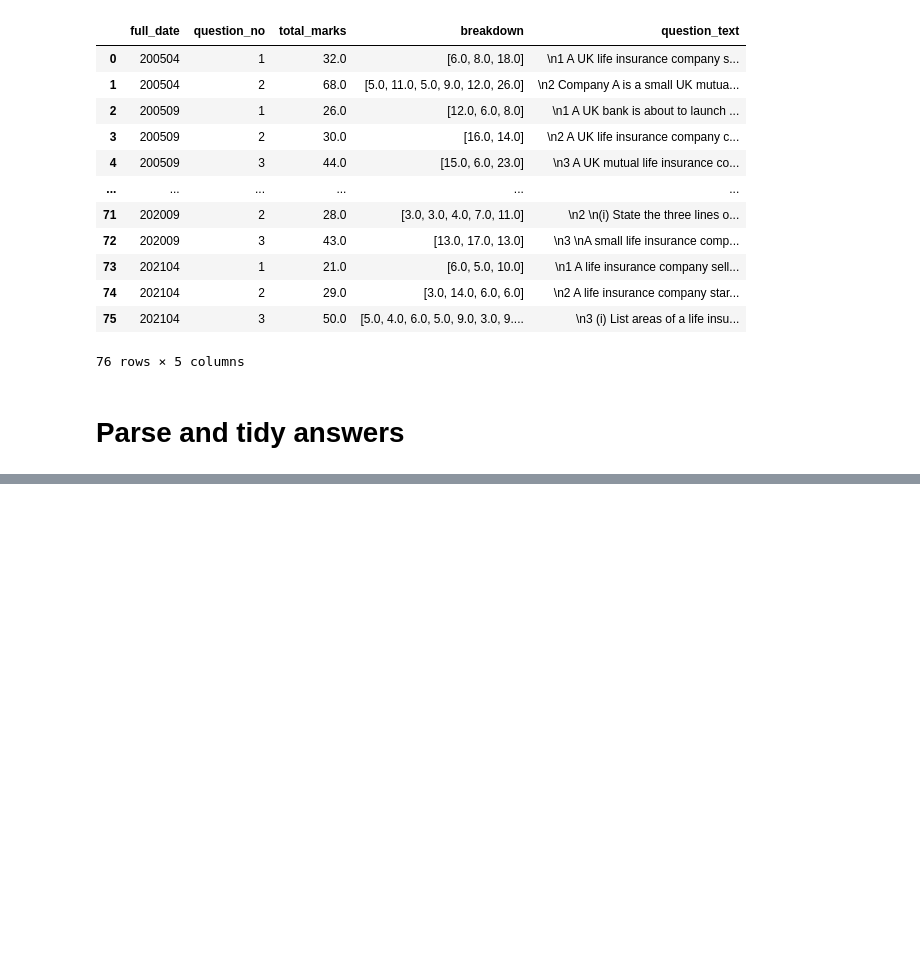
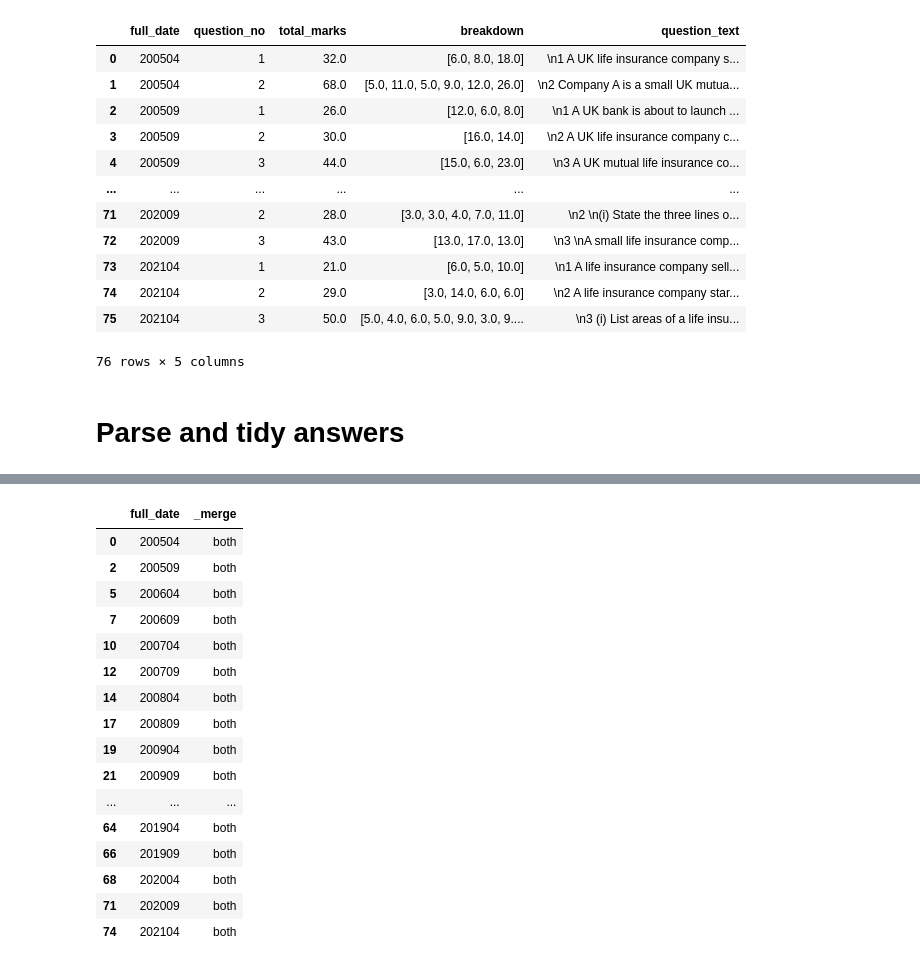
Before and after one commit to mikekyle/exam_paper_interpreter, a Jupyter notebook: sa2_question_mining.ipynb, the cells around one changed output, grey strips where cells are left out. Cells and saved outputs as stored; diff of their text form; code cells hidden in the pictures; blank space fills up the shorter version.

```diff
--- a/sa2_question_mining.ipynb
+++ b/sa2_question_mining.ipynb
@@ -95,0 +197,20 @@ rqs[0][1]
+# %%
+pd.merge(qdf,adf, how = 'outer', indicator = True)[["full_date","_merge"]].drop_duplicates()
+# %% [output]
+|  | full_date | _merge |
+| 0 | 200504 | both |
+| 2 | 200509 | both |
+| 5 | 200604 | both |
+| 7 | 200609 | both |
+| 10 | 200704 | both |
+| 12 | 200709 | both |
+| 14 | 200804 | both |
+| 17 | 200809 | both |
+| 19 | 200904 | both |
+| 21 | 200909 | both |
+| ... | ... | ... |
+| 64 | 201904 | both |
+| 66 | 201909 | both |
+| 68 | 202004 | both |
+| 71 | 202009 | both |
+| 74 | 202104 | both |
```
Also changed, not shown: parts of 15 cells of this notebook, 3 other files.
